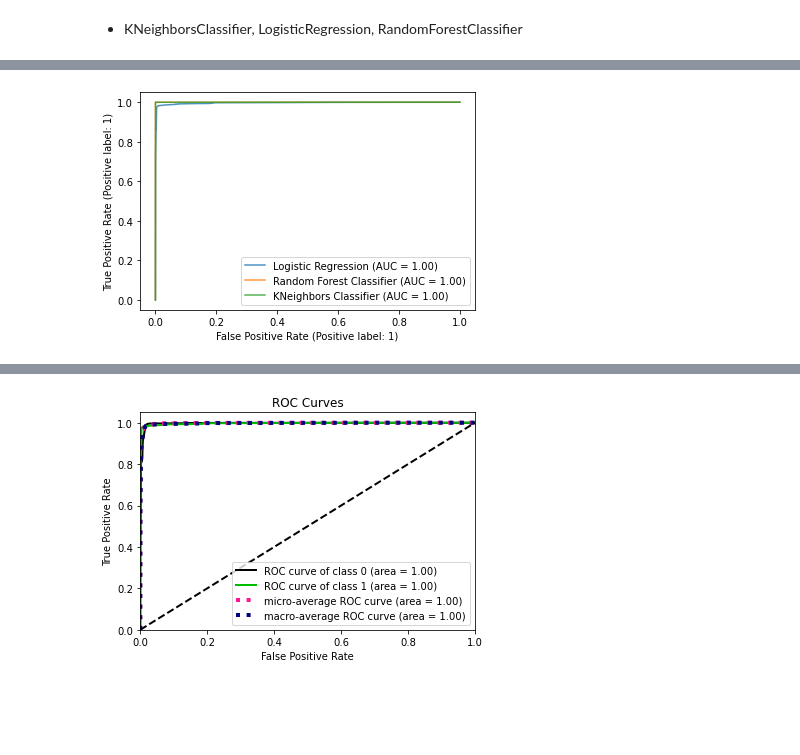
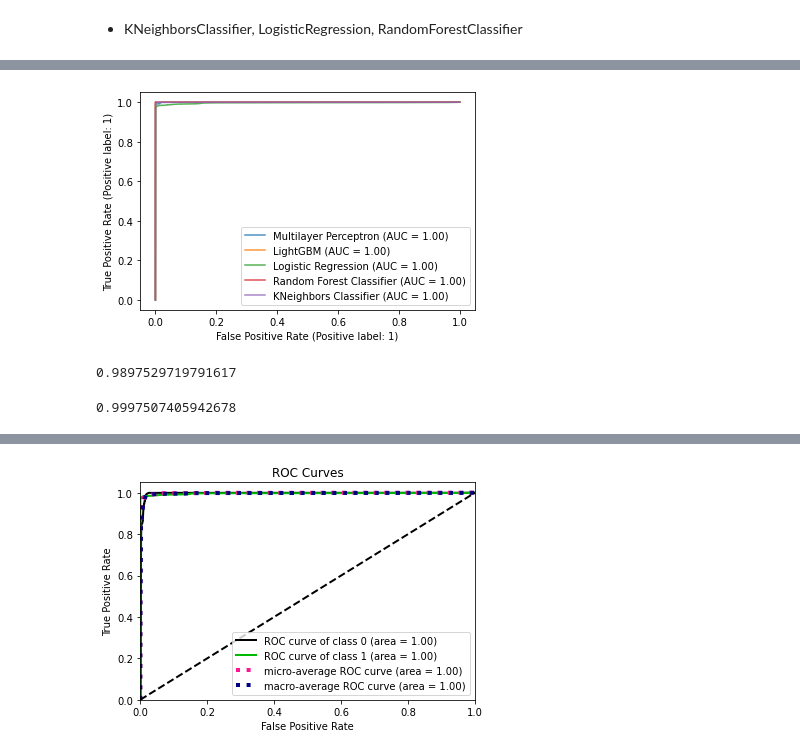
Before and after one commit to jnferreira/ADES-Kaggle, a Jupyter notebook: ADES_SomeModels.ipynb, the cells around one changed output, grey strips where cells are left out. Cells and saved outputs as stored; diff of their text form; code cells hidden in the pictures; blank space fills up the shorter version.

```diff
--- a/ADES_SomeModels.ipynb
+++ b/ADES_SomeModels.ipynb
@@ -302 +300,23 @@ Confusion matrix:
 [figure]
+# %%
+from sklearn.neural_network import MLPClassifier
+import lightgbm as lgb
+
+mlp = MLPClassifier(max_iter=100, activation = 'tanh', alpha = 0.0001, hidden_layer_sizes = (100,), learning_rate = 'adaptive', solver = 'adam')
+mlp.fit(X_train, y_train)
+
+import lightgbm as lgb
+
+lgbm = lgb.LGBMClassifier(bagging_fraction=0.8446682014322044, feature_fraction= 0.35294922284424557,
+ learning_rate= 0.5683390979599586,
+ max_bin= 21,
+ max_depth= 28,
+ min_data_in_leaf= 77,
+ min_sum_hessian_in_leaf= 0.2693920974409014,
+ num_leaves= 35,
+ subsample= 0.2095972365619459,
+ objective= 'binary',
+ metric= 'auc',
+ is_unbalance = True,
+ boost_from_average = False)
+lgbm.fit(X_train, y_train)
@@ -303,13 +334,33 @@ Confusion matrix:
 # %%
 from sklearn import datasets, metrics, model_selection, svm
 
 ax = plt.gca()
+metrics.plot_roc_curve(mlp, X_test, y_test, ax=ax, alpha=0.8, name="Multilayer Perceptron")
+metrics.plot_roc_curve(lgbm, X_test, y_test, ax=ax, alpha=0.8, name="LightGBM")
 metrics.plot_roc_curve(clf_log, X_test, y_test, ax=ax, alpha=0.8, name="Logistic Regression")
 metrics.plot_roc_curve(clf_rf, X_test, y_test, ax=ax, alpha=0.8, name="Random Forest Classifier")
 metrics.plot_roc_curve(model3, X_test, y_test, ax=ax, alpha=0.8, name="KNeighbors Classifier")
 plt.show()
 # %% [output]
-[figure, old version]
+[figure, new version]
+# %%
+from sklearn.metrics import roc_auc_score
+
+mlp_preds = mlp.predict(X_test)
+# Calculate roc auc
+roc_value = roc_auc_score(y_test, mlp_preds)
+roc_value
+# %% [output]
+0.9897529719791617
+# %%
+from sklearn.metrics import roc_auc_score
+
+lgbm_preds = lgbm.predict(X_test)
+# Calculate roc auc
+roc_value = roc_auc_score(y_test, lgbm_preds)
+roc_value
+# %% [output]
+0.9997507405942678
 # %%
 from sklearn.metrics import roc_curve
 
```
Also changed, not shown: parts of 11 cells of this notebook, 11 other files.
